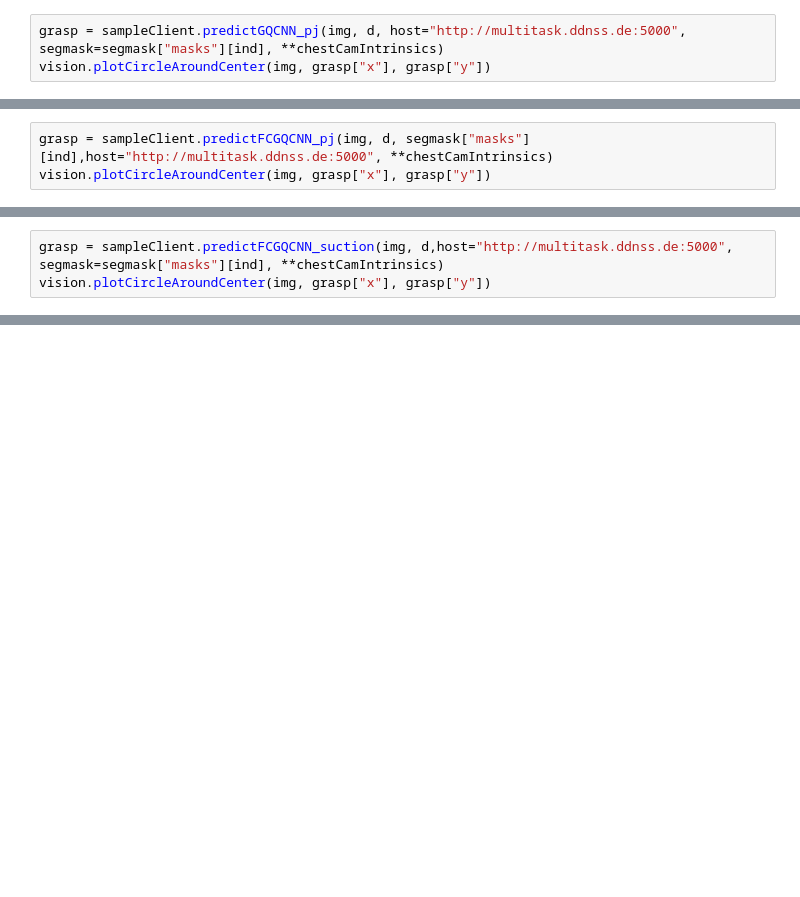
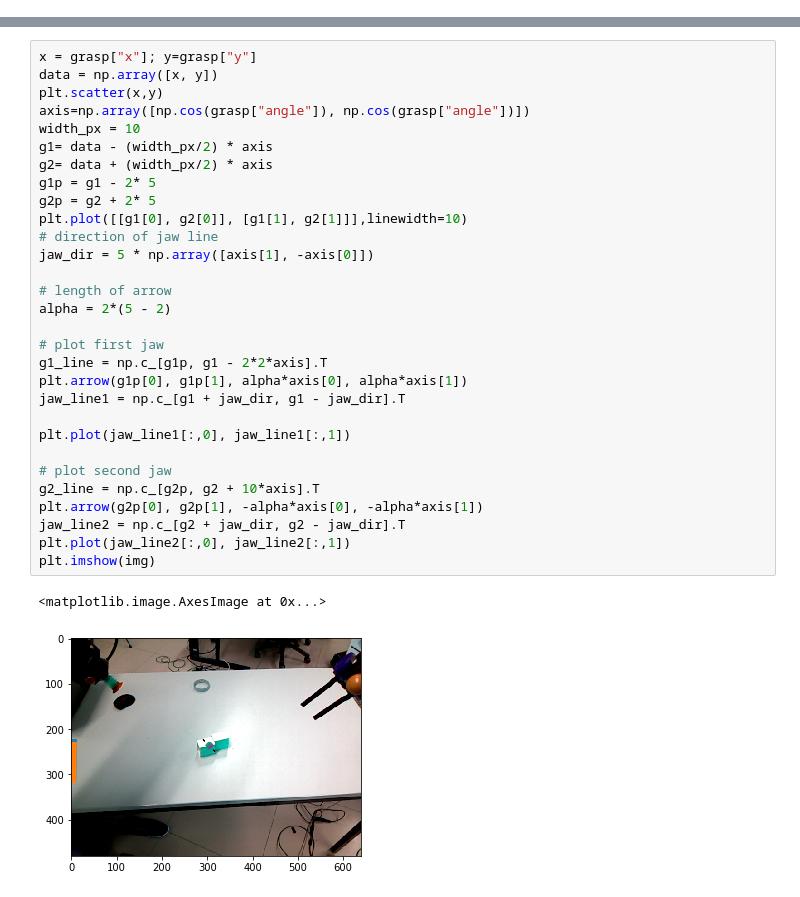
Before and after one commit to marctuscher/robotics-course, a Jupyter notebook: practical/clean/cam_test.ipynb, the cells around one changed output, grey strips where cells are left out. Saved outputs shown, nothing was run; the diff lists cells and outputs as text; blank space fills up the shorter version.

```diff
--- a/practical/clean/cam_test.ipynb
+++ b/practical/clean/cam_test.ipynb
@@ -229,3 +303,0 @@ ind
-# %%
-grasp = sampleClient.predictGQCNN_pj(img, d, host="http://multitask.ddnss.de:5000", segmask=segmask["masks"][ind], **chestCamIntrinsics)
-vision.plotCircleAroundCenter(img, grasp["x"], grasp["y"])
@@ -234,3 +303,0 @@ grasp
-# %%
-grasp = sampleClient.predictFCGQCNN_pj(img, d, segmask["masks"][ind],host="http://multitask.ddnss.de:5000", **chestCamIntrinsics)
-vision.plotCircleAroundCenter(img, grasp["x"], grasp["y"])
@@ -239,3 +303,0 @@ grasp
-# %%
-grasp = sampleClient.predictFCGQCNN_suction(img, d,host="http://multitask.ddnss.de:5000", segmask=segmask["masks"][ind], **chestCamIntrinsics)
-vision.plotCircleAroundCenter(img, grasp["x"], grasp["y"])
@@ -262,0 +317,33 @@ B.sendToReal(True)
+# %%
+x = grasp["x"]; y=grasp["y"]
+data = np.array([x, y])
+plt.scatter(x,y)
+axis=np.array([np.cos(grasp["angle"]), np.cos(grasp["angle"])])
+width_px = 10
+g1= data - (width_px/2) * axis
+g2= data + (width_px/2) * axis
+g1p = g1 - 2* 5
+g2p = g2 + 2* 5
+plt.plot([[g1[0], g2[0]], [g1[1], g2[1]]],linewidth=10)
+# direction of jaw line
+jaw_dir = 5 * np.array([axis[1], -axis[0]])
+
+# length of arrow
+alpha = 2*(5 - 2)
+
+# plot first jaw
+g1_line = np.c_[g1p, g1 - 2*2*axis].T
+plt.arrow(g1p[0], g1p[1], alpha*axis[0], alpha*axis[1])
+jaw_line1 = np.c_[g1 + jaw_dir, g1 - jaw_dir].T
+
+plt.plot(jaw_line1[:,0], jaw_line1[:,1])
+
+# plot second jaw
+g2_line = np.c_[g2p, g2 + 10*axis].T
+plt.arrow(g2p[0], g2p[1], -alpha*axis[0], -alpha*axis[1])
+jaw_line2 = np.c_[g2 + jaw_dir, g2 - jaw_dir].T
+plt.plot(jaw_line2[:,0], jaw_line2[:,1])
+plt.imshow(img)
+# %% [output]
+<matplotlib.image.AxesImage at 0x...>
+[figure, added]
```
Also changed, not shown: parts of 27 cells of this notebook.
